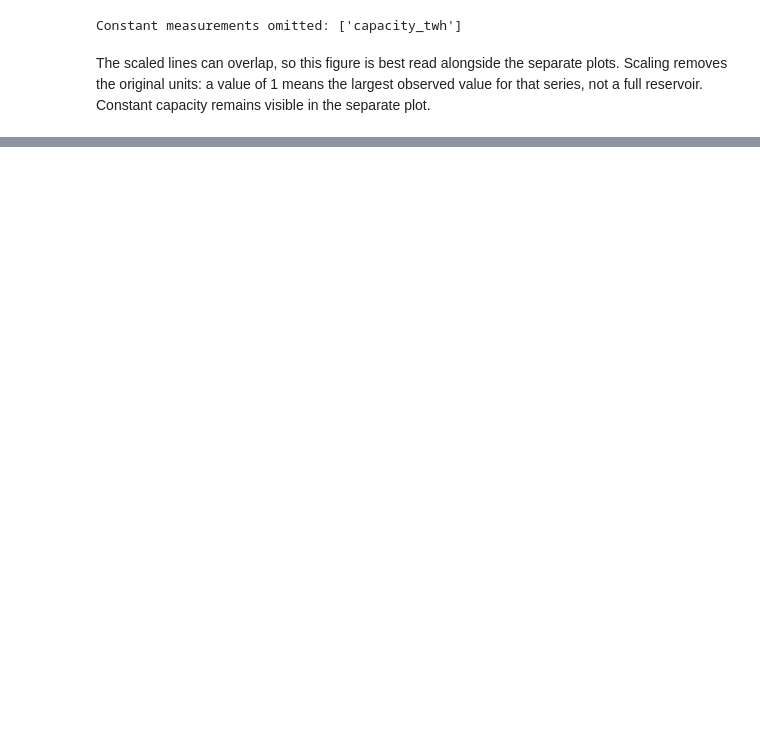
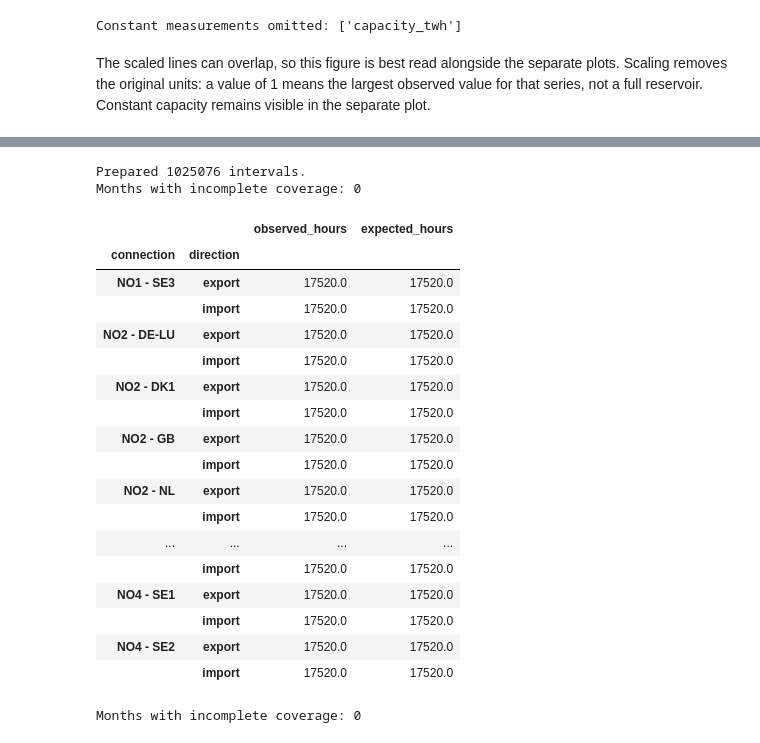
Before and after one commit to Sipan2/IND320-Sipan2, a Jupyter notebook: notebooks/part2.ipynb, the cells around one changed output, grey strips where cells are left out. Drawn from its saved outputs; the diff is of its cells as text; code cells hidden in the pictures; blank space fills up the shorter version.

Commit message:
Complete Part 2 electricity data pipeline and notebook report

```diff
--- a/notebooks/part2.ipynb
+++ b/notebooks/part2.ipynb
@@ -233,0 +178,41 @@ Write this section after completing the work so it describes what actually happe
+# %%
+from pathlib import Path
+import sys
+
+# Locate the helper modules whether Jupyter starts in the project or notebooks folder.
+project_root = Path.cwd().parent if Path.cwd().name == "notebooks" else Path.cwd()
+if str(project_root) not in sys.path:
+    sys.path.insert(0, str(project_root))
+from prepare_transfers import prepare
+
+# Validate every response before combining the intervals for Spark.
+interval_file, coverage_rows = prepare()
+coverage = pd.DataFrame(coverage_rows)
+coverage["coverage_percent"] = 100 * coverage["observed_hours"] / coverage["expected_hours"]
+display(coverage.groupby(["connection", "direction"])[["observed_hours", "expected_hours"]].sum())
+incomplete = coverage.loc[coverage["observed_hours"] < coverage["expected_hours"]]
+print("Months with incomplete coverage:", len(incomplete))
+if not incomplete.empty:
+    display(incomplete)
+# %% [output]
+Prepared 1025076 intervals.
+Months with incomplete coverage: 0
+|  |  | observed_hours | expected_hours |
+| connection | direction |  |  |
+| NO1 - SE3 | export | 17520.0 | 17520.0 |
+|  | import | 17520.0 | 17520.0 |
+| NO2 - DE-LU | export | 17520.0 | 17520.0 |
+|  | import | 17520.0 | 17520.0 |
+| NO2 - DK1 | export | 17520.0 | 17520.0 |
+|  | import | 17520.0 | 17520.0 |
+| NO2 - GB | export | 17520.0 | 17520.0 |
+|  | import | 17520.0 | 17520.0 |
+| NO2 - NL | export | 17520.0 | 17520.0 |
+|  | import | 17520.0 | 17520.0 |
+| ... | ... | ... | ... |
+|  | import | 17520.0 | 17520.0 |
+| NO4 - SE1 | export | 17520.0 | 17520.0 |
+|  | import | 17520.0 | 17520.0 |
+| NO4 - SE2 | export | 17520.0 | 17520.0 |
+|  | import | 17520.0 | 17520.0 |
+Months with incomplete coverage: 0
```
Also changed, not shown: parts of 20 cells of this notebook, 9 other files.
